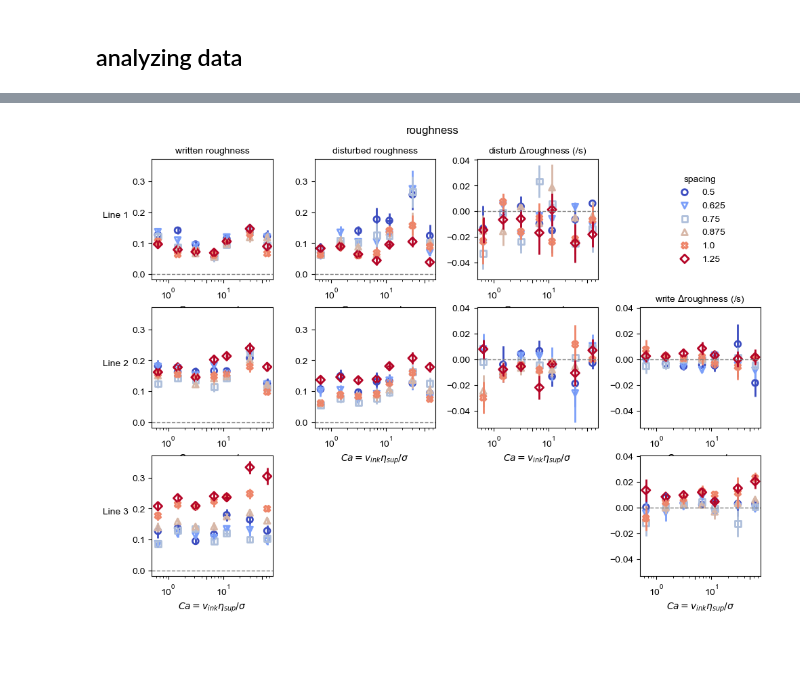
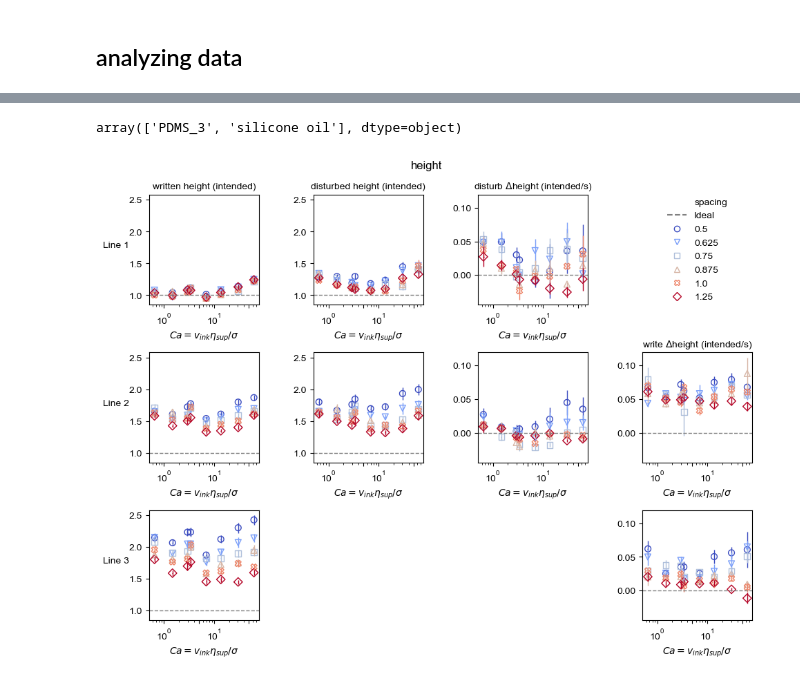
Before and after one commit to usnistgov/embedded3DPvids, a Jupyter notebook: ipynb/singleDoubleTriple/6_summary_xsy.ipynb, the cells around one changed output, grey strips where cells are left out. Drawn from its saved outputs; the diff is of its cells as text; code cells hidden in the pictures; blank space fills up the shorter version.

Commit message:
cleaned up plotting tools

```diff
--- a/ipynb/singleDoubleTriple/6_summary_xsy.ipynb
+++ b/ipynb/singleDoubleTriple/6_summary_xsy.ipynb
@@ -54,11 +54,16 @@ Dependents:
 | do | X_d1o | X_d2o |  |
 | drelax | delta_X_d1relax | delta_X_d2relax |  |
 | disturb | delta_X_disturb1 | delta_X_disturb2 |  |
+# %%
+ms.ss.ink_base.unique()
+# %% [output]
+array(['PDMS_3', 'silicone oil'], dtype=object)
 # %%
 ssi = ms.ss
 # ssi = ssi[~((ssi.ink_surfactantWt==0.05)&(ssi.ink_val==9))]
-yvl = mp.yvarlines(ms, ssi, xvar='int_Ca', yvar='roughness', zvar='spacing', llist=[1, 2, 3]
+yvl = mp.yvarlines(ms, ssi, xvar='int_Ca', yvar='h', cvar='spacing', llist=[1, 2, 3]
              , plist=['wo', 'do', 'disturb', 'write'], plotType='notebook', yideal=me.XSSDTIdeals('+y')
-                   , logx=True, mode='scatter', dx=0.15)
+                   , logx=True, mode='scatter', dx=0.1)
+yvl.fig
 # %% [output]
-[figure, old version]
+[figure, new version]
```
Also changed, not shown: parts of 17 cells of this notebook, 51 other files.
